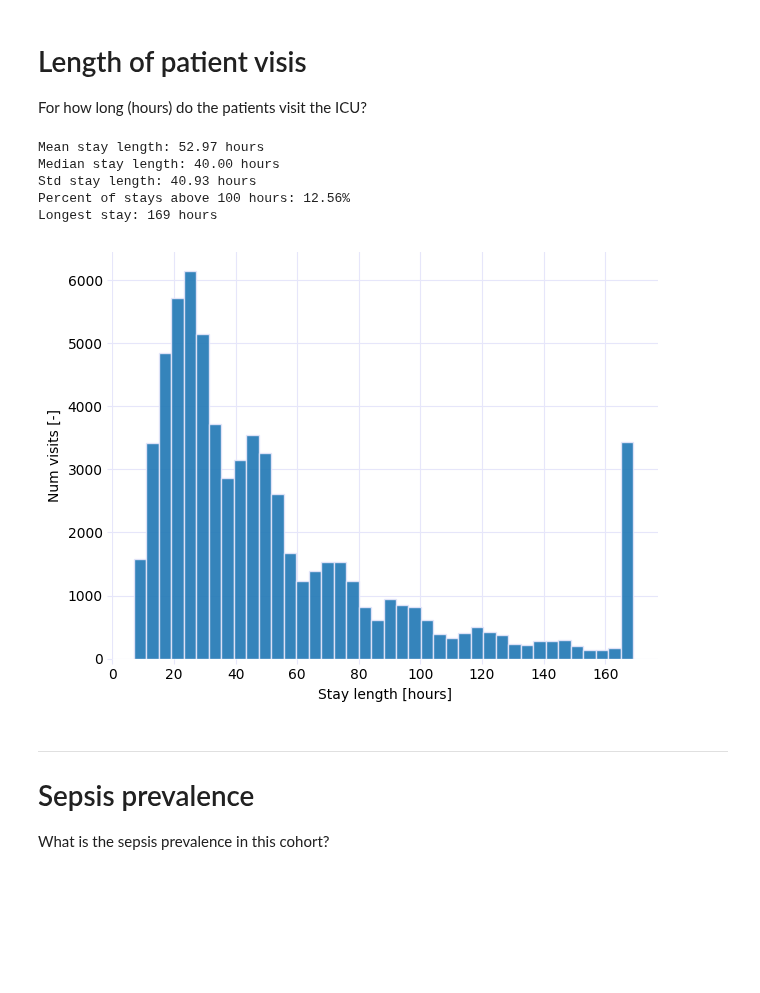
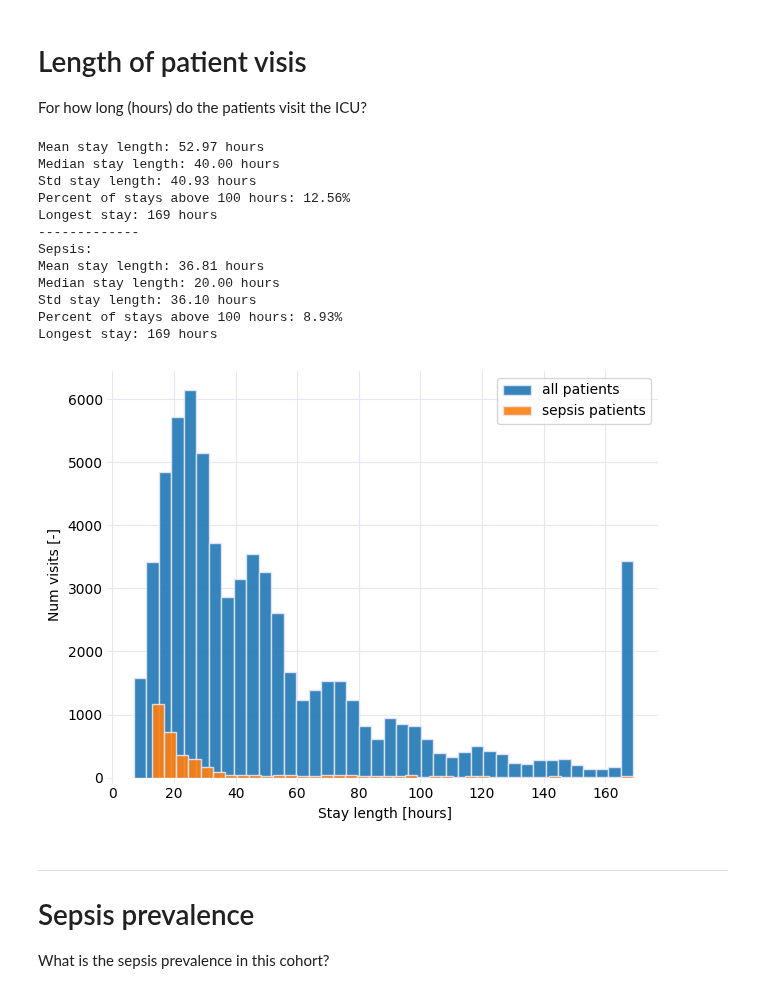
Before and after one commit to joshuawe/sepsis, a Jupyter notebook: data/miiv/Analyzing_miiv.ipynb, the cells around one changed output. Drawn from its saved outputs; the diff is of its cells as text; code cells hidden in the pictures; blank space fills up the shorter version.

Commit message:
add sepsis to length of stay

```diff
--- a/data/miiv/Analyzing_miiv.ipynb
+++ b/data/miiv/Analyzing_miiv.ipynb
@@ -58,29 +63,54 @@ print(f'Std stay length: {group_lengths.std():.2f} hours')
 percent_above_hundred = (group_lengths > 100).sum() / len(group_lengths)
 print('Percent of stays above 100 hours: {:.2f}%'.format(percent_above_hundred * 100))
 print('Longest stay: {} hours'.format(group_lengths.max()))
+
+
+# For sepsis
+greater_than_zero = grouped.apply(lambda x: (x['label'] == 1).any()) # does patient have sepsis?
+positive_ids = greater_than_zero[greater_than_zero].index # get sepsis patient ids
+sepsis_df = df[df['id'].isin(positive_ids)] # dataframe with only sepsis patients
+grouped_sepsis = sepsis_df.groupby('id')
+# ---
+group_lengths_sepsis = grouped_sepsis.apply(len)
+print('-------------\nSepsis:')
+print(f'Mean stay length: {group_lengths_sepsis.mean():.2f} hours')
+print(f'Median stay length: {group_lengths_sepsis.median():.2f} hours')
+print(f'Std stay length: {group_lengths_sepsis.std():.2f} hours')
+percent_above_hundred = (group_lengths_sepsis > 100).sum() / len(group_lengths_sepsis)
+print('Percent of stays above 100 hours: {:.2f}%'.format(percent_above_hundred * 100))
+print('Longest stay: {} hours'.format(group_lengths_sepsis.max()))
 # %% [output]
 Mean stay length: 52.97 hours
 Median stay length: 40.00 hours
 Std stay length: 40.93 hours
 Percent of stays above 100 hours: 12.56%
 Longest stay: 169 hours
+-------------
+Sepsis:
+Mean stay length: 36.81 hours
+Median stay length: 20.00 hours
+Std stay length: 36.10 hours
+Percent of stays above 100 hours: 8.93%
+Longest stay: 169 hours
 # %%
-ax = group_lengths.plot.hist(bins=40, zorder=2, alpha=0.9, edgecolor='lavender', linewidth=1)
+ax = group_lengths.plot.hist(bins=40, zorder=2, alpha=0.9, edgecolor='lavender', linewidth=1, label='all patients')
+ax = group_lengths_sepsis.plot.hist(bins=40, zorder=2, alpha=0.9, edgecolor='lavender', linewidth=1, label='sepsis patients')
 plt.xlabel('Stay length [hours]')
 plt.ylabel('Num visits [-]')
 # plt.axvline(100, ls='--', color='grey')
 ax.spines[:].set_visible(False)
 # ax.set_facecolor('lavender')
 # ax.grid(visible=True, color='white')
 # ax.set_facecolor('lavender')
 ax.grid(visible=True, color='lavender')
 ax.tick_params(axis='both', which='both', color='lavender', direction='out')
 ax.set(xlim=(0, None), ylim=(0, None))
+plt.legend()
 plt.tight_layout()
 plt.savefig(path_figures / 'miiv_stay_length_hist.svg', bbox_inches='tight')
 plt.show()
 # %% [output]
-[figure, old version]
+[figure, new version]
 # %% [markdown]
 ---
 
```
Also changed, not shown: parts of 2 cells of this notebook, 1 other file.
